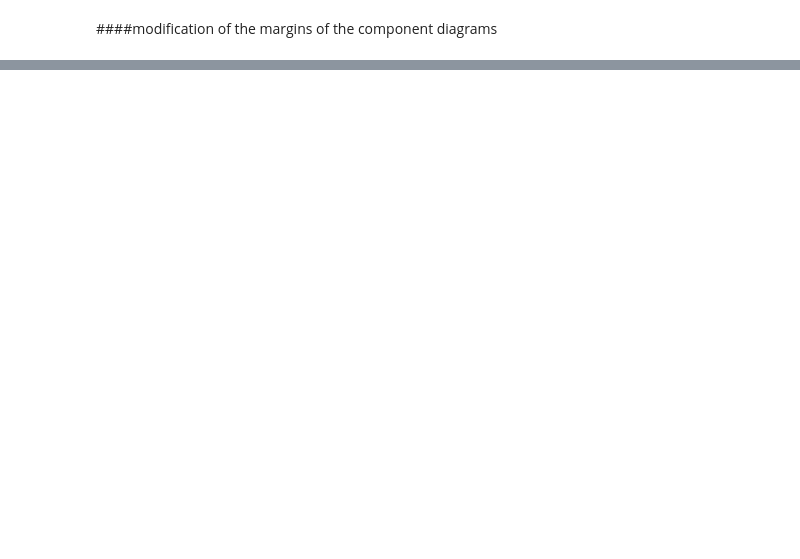
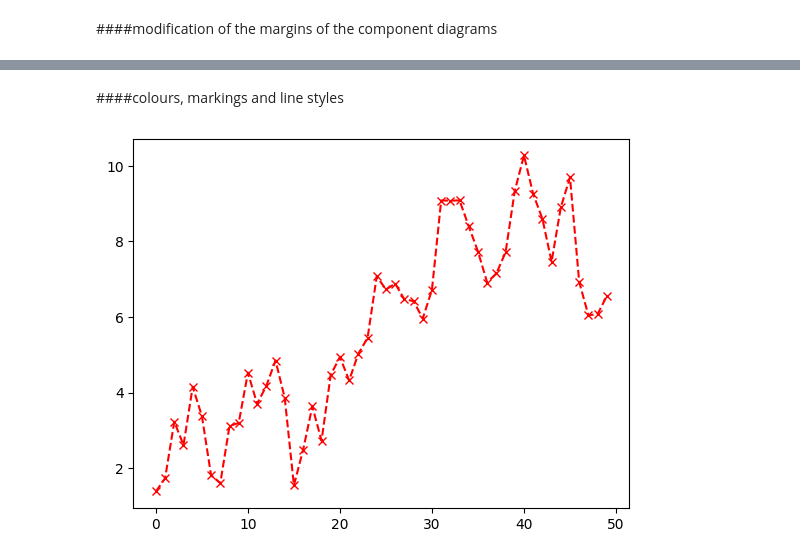
Before and after one commit to davidofitaly/notes_03_python_in_data_analysis, a Jupyter notebook: 06_graphs_and_data_visualisation.ipynb, the cells around one changed output, grey strips where cells are left out. Cells and saved outputs as stored; diff of their text form; code cells hidden in the pictures; blank space fills up the shorter version.

```diff
--- a/06_graphs_and_data_visualisation.ipynb
+++ b/06_graphs_and_data_visualisation.ipynb
@@ -52,0 +53,6 @@ fig.subplots_adjust(wspace=0, hspace=0)
+# %% [markdown]
+####colours, markings and line styles
+# %%
+plt.plot(np.random.standard_normal(50).cumsum(), color='red', linestyle='dashed', marker='x');
+# %% [output]
+[figure, added]
```
Also changed, not shown: parts of 10 cells of this notebook.
